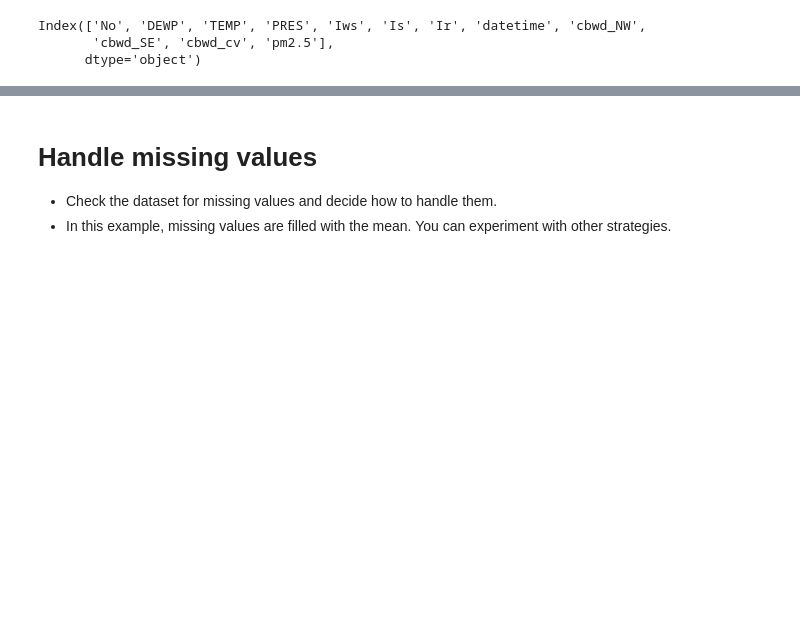
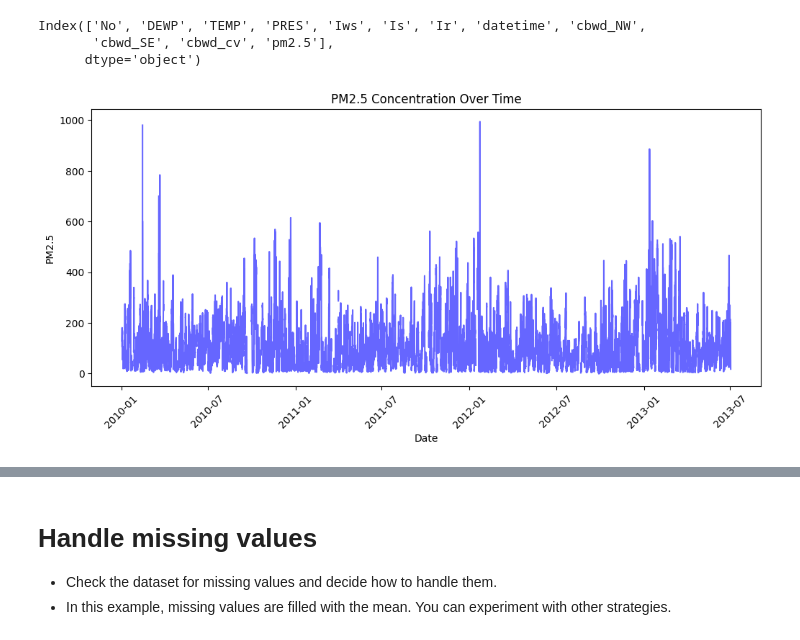
Before and after one commit to kennyg37/airQualityForecasting, a Jupyter notebook: experiment4.ipynb, the cells around one changed output, grey strips where cells are left out. Drawn from its saved outputs; the diff is of its cells as text; code cells hidden in the pictures; blank space fills up the shorter version.

```diff
--- a/experiment4.ipynb
+++ b/experiment4.ipynb
@@ -54,3 +54,17 @@ test['datetime'] = pd.to_datetime(test['datetime'])
 train.set_index('datetime', inplace=True)
 # val.set_index('datetime', inplace=True)
 test.set_index('datetime', inplace=True)
+# %%
+import matplotlib.pyplot as plt
+import seaborn as sns
+
+# Plot PM2.5 over time
+plt.figure(figsize=(12, 5))
+plt.plot(train.index, train["pm2.5"], color='blue', alpha=0.6)  # Use train.index instead of train["datetime"]
+plt.xlabel("Date")
+plt.ylabel("PM2.5")
+plt.title("PM2.5 Concentration Over Time")
+plt.xticks(rotation=45)
+plt.show()
+# %% [output]
+[figure, added]
```
Also changed, not shown: parts of 4 cells of this notebook.
